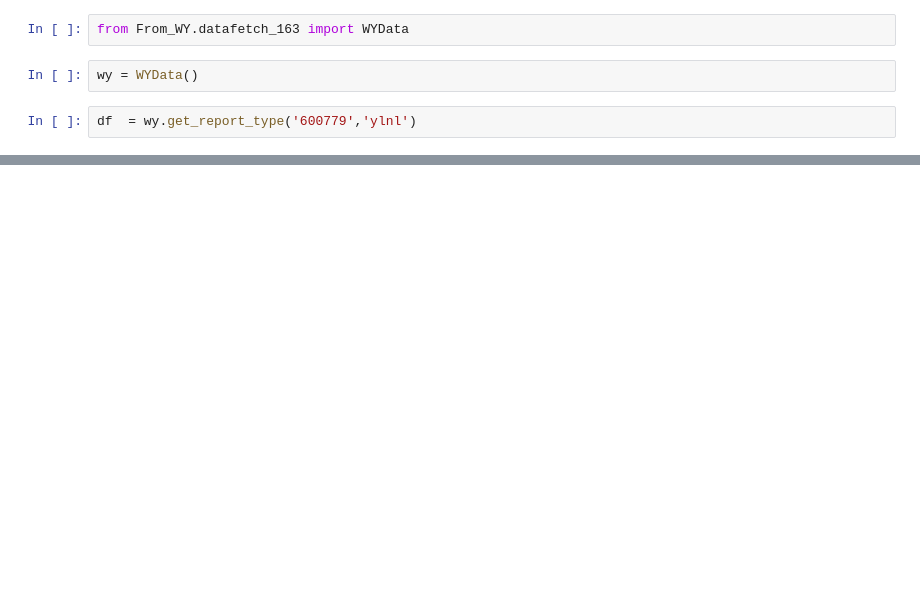
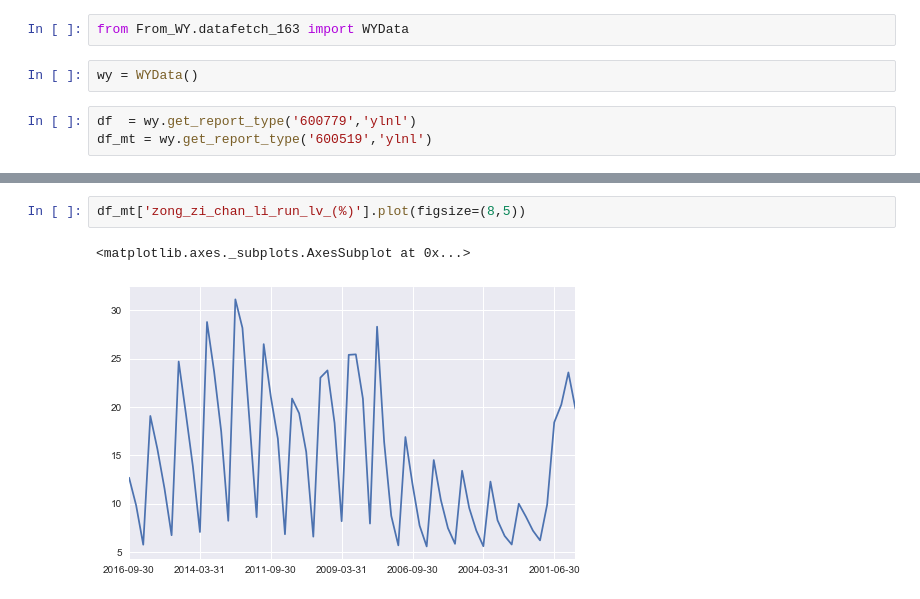
Before and after one commit to suuuch/stomirror, a Jupyter notebook: example.ipynb, the cells around one changed output, grey strips where cells are left out. Drawn from its saved outputs; the diff is of its cells as text; blank space fills up the shorter version.

```diff
--- a/example.ipynb
+++ b/example.ipynb
@@ -4,3 +4,4 @@ from From_WY.datafetch_163 import WYData
 wy = WYData()
 # %%
 df  = wy.get_report_type('600779','ylnl')
+df_mt = wy.get_report_type('600519','ylnl')
@@ -45,0 +21,5 @@ KeyError: 'report_date'
+# %%
+df_mt['zong_zi_chan_li_run_lv_(%)'].plot(figsize=(8,5))
+# %% [output]
+<matplotlib.axes._subplots.AxesSubplot at 0x...>
+[figure, added]
```
Also changed, not shown: parts of 6 cells of this notebook, 1 other file.
